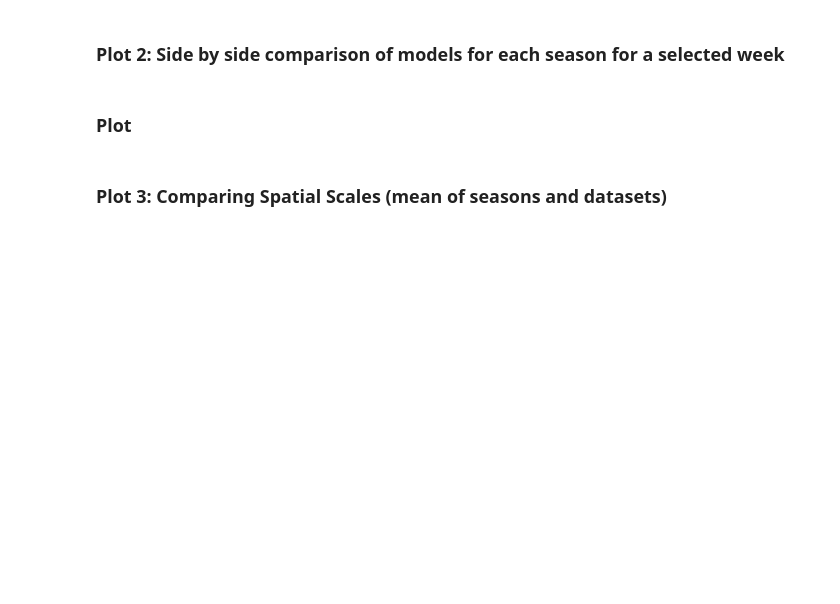
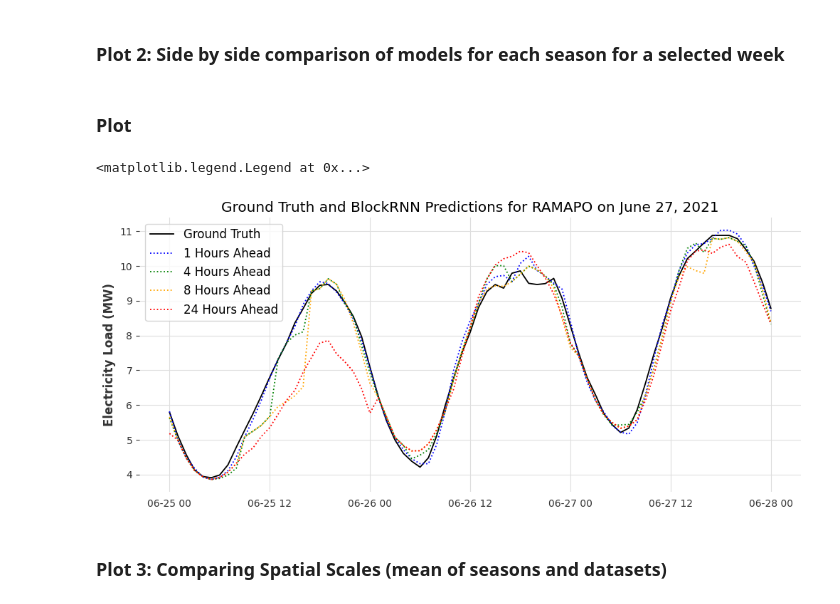
Before and after one commit to NikolausHouben/City-Scale-Electricity-Use-Prediction, a Jupyter notebook: bin/synthesis.ipynb, the cells around one changed output. Saved outputs shown, nothing was run; the diff lists cells and outputs as text; code cells hidden in the pictures; blank space fills up the shorter version.

```diff
--- a/bin/synthesis.ipynb
+++ b/bin/synthesis.ipynb
@@ -247,14 +269,13 @@ for format in ['png', 'pdf']:
 ### Plot 2: Side by side comparison of models for each season for a selected week
 # %%
 # set these
-run_to_visualize = '4_neighborhoodingermany'
+run_to_visualize = 'RAMAPO_RAMAPO.13.MWhin60min_aux'
 season = 'Summer'
-algorithm = 'XGBModel'
-
+algorithm = 'BlockRNN'
 
 scale = run_to_visualize.split('_')[1].split('in')[0]
-unit = scale2unit[scale]
-conversion = unit2kWh[unit]
+unit = "MW"
+conversion = 1
 # %%
 files = get_file_names(project_name, name_id_dict, run_to_visualize, season)
 
@@ -268,28 +287,30 @@ df_all
 # %%
 # find the day with the highest peak
 dt_highest_peak = pd.Timestamp(df_all['Ground Truth'].idxmax()).date()
 dt_start = dt_highest_peak - pd.Timedelta(days=2)
 dt_end = dt_highest_peak + pd.Timedelta(days=2)
 
 df_all.index = pd.to_datetime(df_all.index)
 df_all = df_all.loc[dt_start:dt_end]
-
 
 
 fig, ax = plt.subplots(figsize=(12,5))
 
 df_preds = df_all.filter(like=algorithm)
 df_preds.columns = [col.split(':')[-1][1:] + ' Ahead' for col in df_preds.columns]
 df_gt = df_all.filter(like='Ground')
 df_plot = pd.concat([df_gt, df_preds], axis=1)
 for col in df_plot.columns:
     ax.plot(df_plot[col], label=col, color=horizon2color[col], linestyle= 'solid' if col == 'Ground Truth' else ':')
 
 ax.set_ylabel(f'Electricity Load ({unit})')
-ax.set_title(f'Ground Truth and {algorithm} Predictions for {run_to_visualize}')
+ax.set_title(f'Ground Truth and {algorithm} Predictions for {run_to_visualize.split("_")[1].split(".")[0]} on {dt_highest_peak.strftime("%B %d, %Y")}')
 
 ax.grid(True, axis='x')
 ax.legend(frameon=True)
+# %% [output]
+<matplotlib.legend.Legend at 0x...>
+[figure, added]
 # %%
 for format in ['png', 'pdf']:
     fig.savefig(os.path.join(os.getcwd(),'imgs','figures',f'plot_3_side-by-side_horizons_heat_wave_{run_to_visualize}_{season}_{algorithm}.{format}'), bbox_inches='tight')
```
Also changed, not shown: parts of 21 cells of this notebook.
